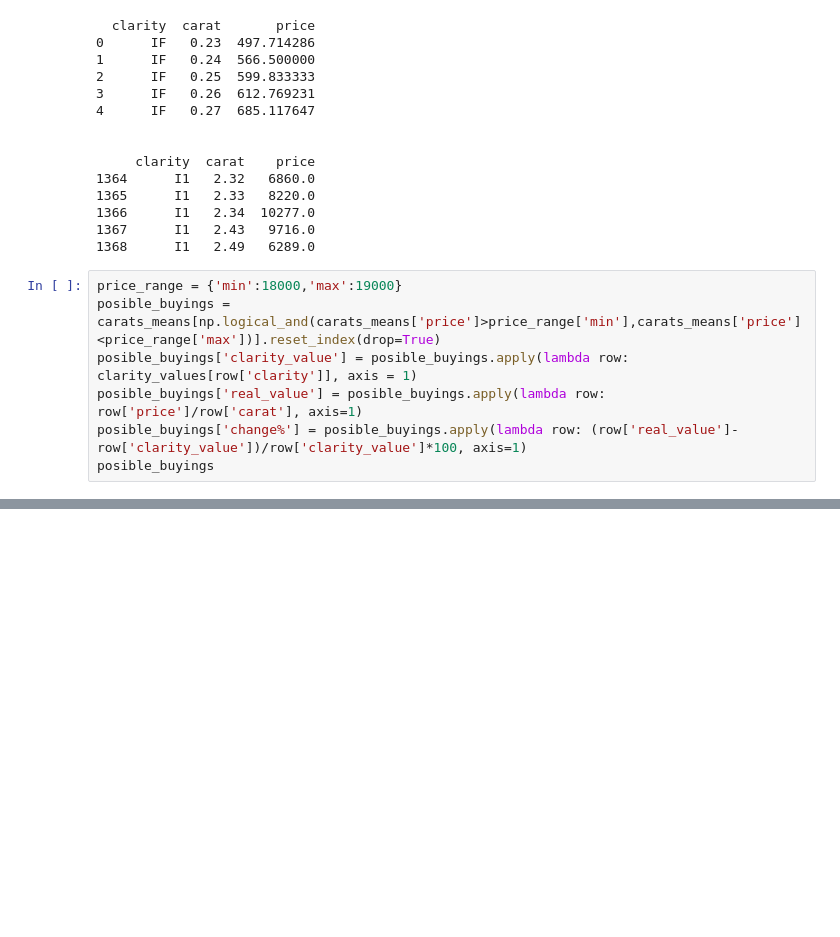
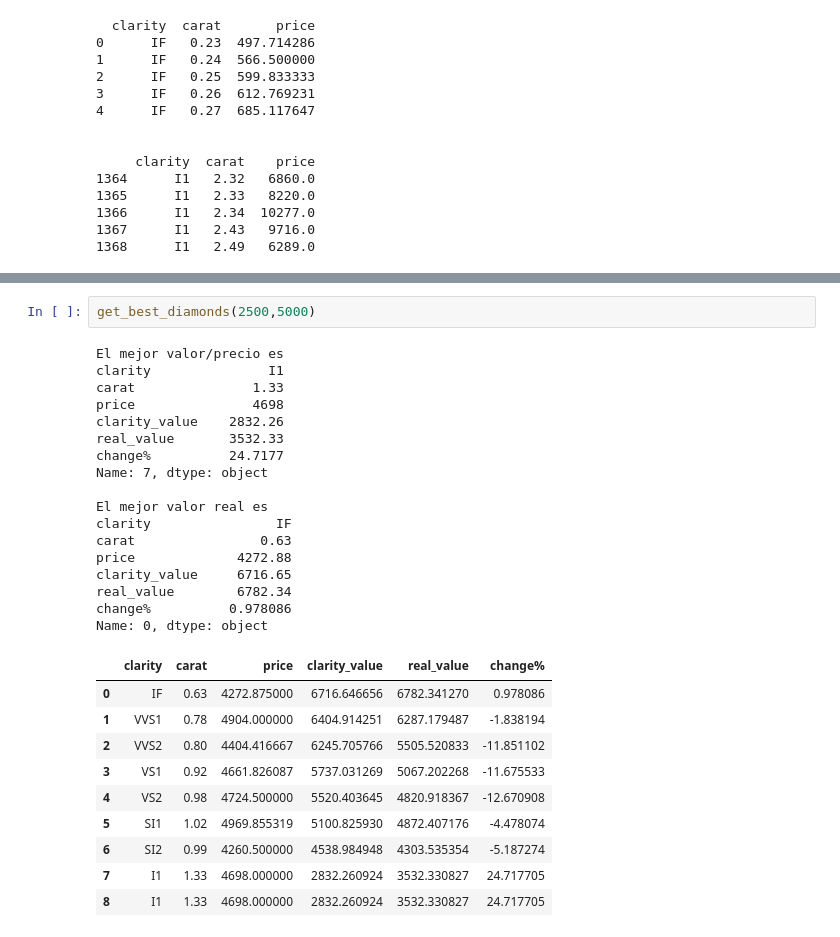
Before and after one commit to JorgeOsorio97/DiamondsPriceAnalisis, a Jupyter notebook: diamonds.ipynb, the cells around one changed output, grey strips where cells are left out. Drawn from its saved outputs; the diff is of its cells as text; blank space fills up the shorter version.

Commit message:
avance en output de mejors opciones

```diff
--- a/diamonds.ipynb
+++ b/diamonds.ipynb
@@ -166,10 +166,3 @@ print(carats_means.tail())
 1366      I1   2.34  10277.0
 1367      I1   2.43   9716.0
 1368      I1   2.49   6289.0
-# %%
-price_range = {'min':18000,'max':19000}
-posible_buyings = carats_means[np.logical_and(carats_means['price']>price_range['min'],carats_means['price']<price_range['max'])].reset_index(drop=True)
-posible_buyings['clarity_value'] = posible_buyings.apply(lambda row: clarity_values[row['clarity']], axis = 1)
-posible_buyings['real_value'] = posible_buyings.apply(lambda row: row['price']/row['carat'], axis=1)
-posible_buyings['change%'] = posible_buyings.apply(lambda row: (row['real_value']-row['clarity_value'])/row['clarity_value']*100, axis=1)
-posible_buyings
@@ -220,0 +204,30 @@ pd.concat([best_IF, best_VVS1, best_VVS2, best_VS1, best_VS2, best_SI1, best_SI2
+# %%
+get_best_diamonds(2500,5000)
+# %% [output]
+El mejor valor/precio es
+clarity               I1
+carat               1.33
+price               4698
+clarity_value    2832.26
+real_value       3532.33
+change%          24.7177
+Name: 7, dtype: object
+
+El mejor valor real es
+clarity                IF
+carat                0.63
+price             4272.88
+clarity_value     6716.65
+real_value        6782.34
+change%          0.978086
+Name: 0, dtype: object
+|  | clarity | carat | price | clarity_value | real_value | change% |
+| 0 | IF | 0.63 | 4272.875000 | 6716.646656 | 6782.341270 | 0.978086 |
+| 1 | VVS1 | 0.78 | 4904.000000 | 6404.914251 | 6287.179487 | -1.838194 |
+| 2 | VVS2 | 0.80 | 4404.416667 | 6245.705766 | 5505.520833 | -11.851102 |
+| 3 | VS1 | 0.92 | 4661.826087 | 5737.031269 | 5067.202268 | -11.675533 |
+| 4 | VS2 | 0.98 | 4724.500000 | 5520.403645 | 4820.918367 | -12.670908 |
+| 5 | SI1 | 1.02 | 4969.855319 | 5100.825930 | 4872.407176 | -4.478074 |
+| 6 | SI2 | 0.99 | 4260.500000 | 4538.984948 | 4303.535354 | -5.187274 |
+| 7 | I1 | 1.33 | 4698.000000 | 2832.260924 | 3532.330827 | 24.717705 |
+| 8 | I1 | 1.33 | 4698.000000 | 2832.260924 | 3532.330827 | 24.717705 |
```
Also changed, not shown: parts of 2 cells of this notebook.
